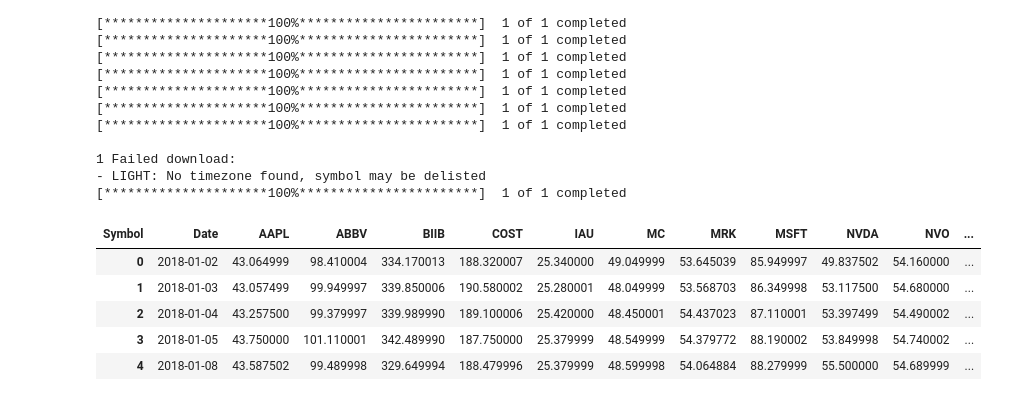
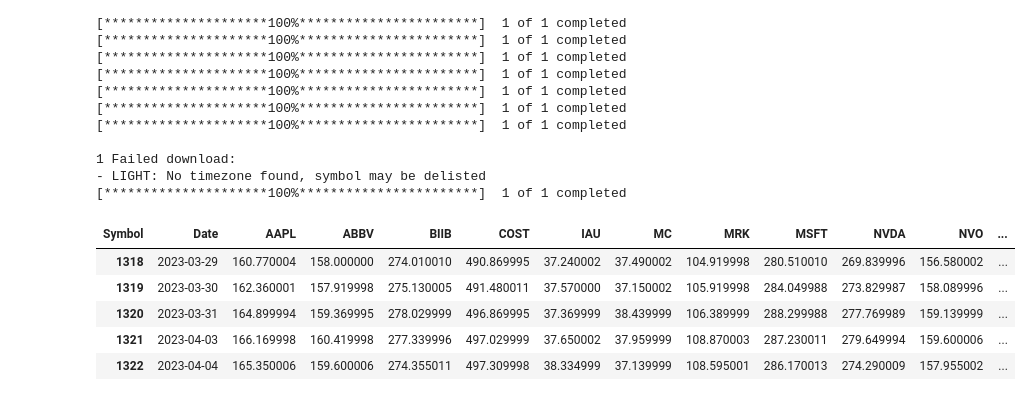
Before and after one commit to PeterLP123/Finance, a Jupyter notebook: EquityCorrelation.ipynb, the cells around one changed output. Cells and saved outputs as stored; diff of their text form; code cells hidden in the pictures.

```diff
--- a/EquityCorrelation.ipynb
+++ b/EquityCorrelation.ipynb
@@ -41,14 +41,14 @@ df = df[['Date','Close','Symbol']]
 [*********************100%***********************]  1 of 1 completed
 # %%
 df_pivot = df.pivot(index='Date', columns='Symbol', values='Close').reset_index()
-df_pivot.head()
+df_pivot.tail()
 # %% [output]
 | Symbol | Date | AAPL | ABBV | BIIB | COST | IAU | MC | MRK | MSFT | NVDA | NVO | ... |
-| 0 | 2018-01-02 | 43.064999 | 98.410004 | 334.170013 | 188.320007 | 25.340000 | 49.049999 | 53.645039 | 85.949997 | 49.837502 | 54.160000 | ... |
-| 1 | 2018-01-03 | 43.057499 | 99.949997 | 339.850006 | 190.580002 | 25.280001 | 48.049999 | 53.568703 | 86.349998 | 53.117500 | 54.680000 | ... |
-| 2 | 2018-01-04 | 43.257500 | 99.379997 | 339.989990 | 189.100006 | 25.420000 | 48.450001 | 54.437023 | 87.110001 | 53.397499 | 54.490002 | ... |
-| 3 | 2018-01-05 | 43.750000 | 101.110001 | 342.489990 | 187.750000 | 25.379999 | 48.549999 | 54.379772 | 88.190002 | 53.849998 | 54.740002 | ... |
-| 4 | 2018-01-08 | 43.587502 | 99.489998 | 329.649994 | 188.479996 | 25.379999 | 48.599998 | 54.064884 | 88.279999 | 55.500000 | 54.689999 | ... |
+| 1318 | 2023-03-29 | 160.770004 | 158.000000 | 274.010010 | 490.869995 | 37.240002 | 37.490002 | 104.919998 | 280.510010 | 269.839996 | 156.580002 | ... |
+| 1319 | 2023-03-30 | 162.360001 | 157.919998 | 275.130005 | 491.480011 | 37.570000 | 37.150002 | 105.919998 | 284.049988 | 273.829987 | 158.089996 | ... |
+| 1320 | 2023-03-31 | 164.899994 | 159.369995 | 278.029999 | 496.869995 | 37.369999 | 38.439999 | 106.389999 | 288.299988 | 277.769989 | 159.139999 | ... |
+| 1321 | 2023-04-03 | 166.169998 | 160.419998 | 277.339996 | 497.029999 | 37.650002 | 37.959999 | 108.870003 | 287.230011 | 279.649994 | 159.600006 | ... |
+| 1322 | 2023-04-04 | 165.350006 | 159.600006 | 274.355011 | 497.309998 | 38.334999 | 37.139999 | 108.595001 | 286.170013 | 274.290009 | 157.955002 | ... |
 # %%
 corr_df = df_pivot.corr(method='pearson')
 corr_df.head().reset_index()
```
Also changed, not shown: parts of 2 cells of this notebook.
